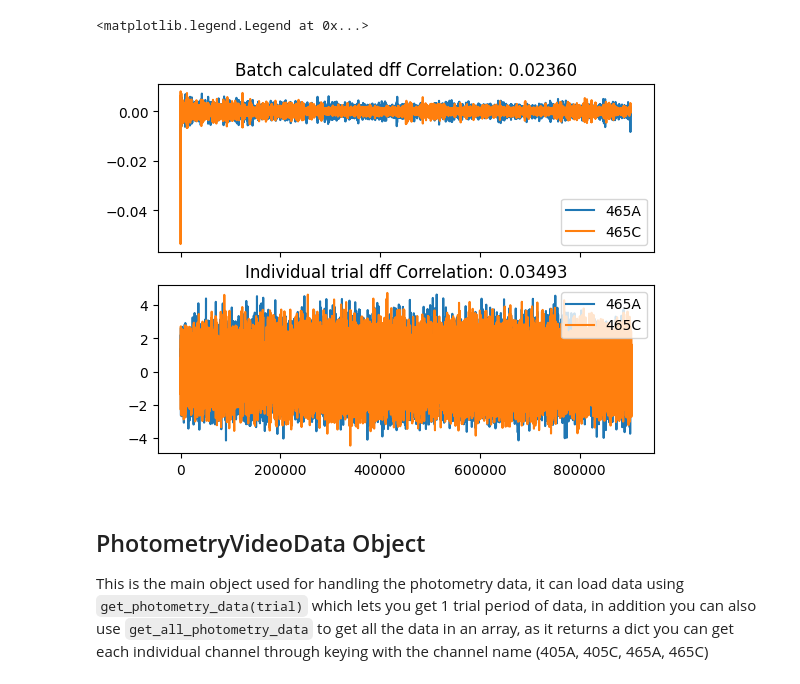
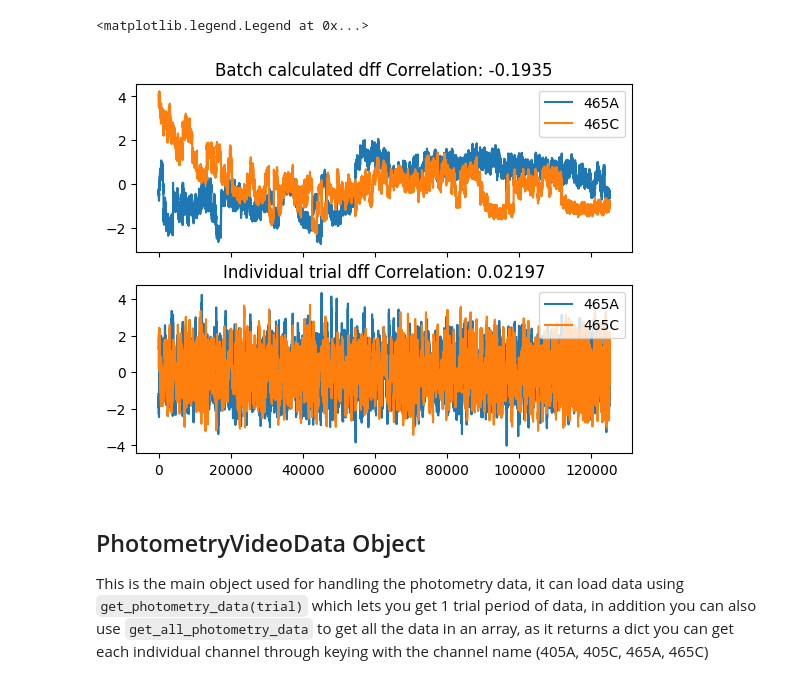
Before and after one commit to Tsuchijo/Social-Interaction-Analysis-, a Jupyter notebook: src/test_trials.ipynb, the cells around one changed output. Drawn from its saved outputs; the diff is of its cells as text; code cells hidden in the pictures.

````diff
--- a/src/test_trials.ipynb
+++ b/src/test_trials.ipynb
@@ -11,8 +7,0 @@ If you have the paths to the data but the names arent aligned or if you dont wan
-# %%
-trials_405A, trials_405C, trials_465A, trials_465C = pts.load_photometry_streams(
-    config.remote_photometry_path + '/Social_Interaction-231005/M3_F1_M4_F2',
-    sample_rate=45,
-    trial_duration=30,
-    skip_trials=1,
-    threshold=10,
-    )
@@ -22,15 +45,16 @@ Number of trials: 697
 # %%
 df = pts.write_photometry_to_csv(
-    '/mnt/teams/TM_Lab/Arjun Bhaskaran/Social interaction project/October Test Data/csv files/20231005093139_log.csv',
-    '/mnt/teams/TM_Lab/Arjun Bhaskaran/Social interaction project/October Test Data/videos/20231005093138_SI.h264',
-    config.remote_photometry_path + '/Social_Interaction-231005/M3_F1_M4_F2',
-    None,
-    'M5',
-    'M6',
+    CSV_path = '/mnt/teams/TM_Lab/Arjun Bhaskaran/Social interaction project/October Test Data/csv files/20231005093139_log.csv',
+    Video_path = '/mnt/teams/TM_Lab/Arjun Bhaskaran/Social interaction project/October Test Data/videos/20231005093138_SI.h264',
+    Photometry_path = config.remote_photometry_path + '/Social_Interaction-231005/M3_F1_M4_F2',
+    output_path = None,
+    F1_name = 'M5',
+    F2_name = 'M6',
     trial_duration=30,
     skip_trials=1,
     sample_rate=45,
-    cue_offset_seconds=0
+    cue_offset_seconds=0,
+    use_time_alignment=True
 )
 # %% [output]
 read from t=0s to t=35750.1s
@@ -38,5 +65,5 @@ Number of trials: 697
 # %%
-photo_data = pts.PhotometryVideoData(df=df, trim_start=40)
+photo_data = pts.PhotometryVideoData(df=df, trim_start=20)
 # %%
 ## You can use get_photometry_data to get the photometry data for a specific trial
 ## The first argument is the trial number (0-indexed)
@@ -71,7 +98,7 @@ Name: 1, dtype: object
 # %%
 successful_trials = []
 failed_trials = []
-for i in range(690):
+for i in range(len(photo_data)):
     photometry = photo_data.get_photometry_data(i)
     trial = photo_data.get_trial_data(i)
     ## We have to find the names of the indexes for the break times manually
@@ -79,7 +106,6 @@ for i in range(690):
     break_time_two = float(trial['M6_R_beambreak_time in s'])
     ## If both break times are NaN, then the trial was not successful
     trial_successful = (~(np.isnan(float(break_time_one)) and np.isnan(float(break_time_two))))
-    trial_successful = True
     if trial_successful:
         successful_trials.append(photometry)
     else:
@@ -159,24 +387,22 @@ Text(0.5, 1.0, 'Correlation: 0.22034217367454562 Correlation Fail: 0.19512157582
 # %%
 ## Create 2 subplots
 fig, (ax1, ax2) = plt.subplots(2, 1, sharex=True)
 # plot
 # take moving average of z-scored data
 window_size = 400
-z_score_A_success =  (z_score_A_success- np.convolve(z_score_A_success, np.ones(window_size)/window_size, mode='same'))[window_size:-window_size]
-z_score_C_success = (z_score_C_success - np.convolve(z_score_C_success, np.ones(window_size)/window_size, mode='same'))[window_size:-window_size]
 ax1.plot(z_score_A_success, label='465A')
 ax1.plot(z_score_C_success, label='465C')
 corr = pearsonr(z_score_A_success, z_score_C_success)[0]
 ax1.legend()
 ax1.set_title('Batch calculated dff' + ' Correlation: ' + str(corr)[:7])
 ax2.plot(sucessful_zscores_A, label='465A')
 ax2.plot(sucessful_zscores_C, label='465C')
 corr = pearsonr(sucessful_zscores_A, sucessful_zscores_C)[0]
 ax2.set_title('Individual trial dff' + ' Correlation: ' + str(corr)[:7])
 ax2.legend()
 # %% [output]
 <matplotlib.legend.Legend at 0x...>
-[figure, old version]
+[figure, new version]
 # %% [markdown]
 ## PhotometryVideoData Object
 This is the main object used for handling the photometry data, it can load data using ```get_photometry_data(trial)``` which lets you get 1 trial period of data, in addition you can also use ```get_all_photometry_data``` to get all the data in an array, as it returns a dict you can get each individual channel through keying with the channel name (405A, 405C, 465A, 465C)
````
Also changed, not shown: parts of 13 cells of this notebook, 2 other files.
